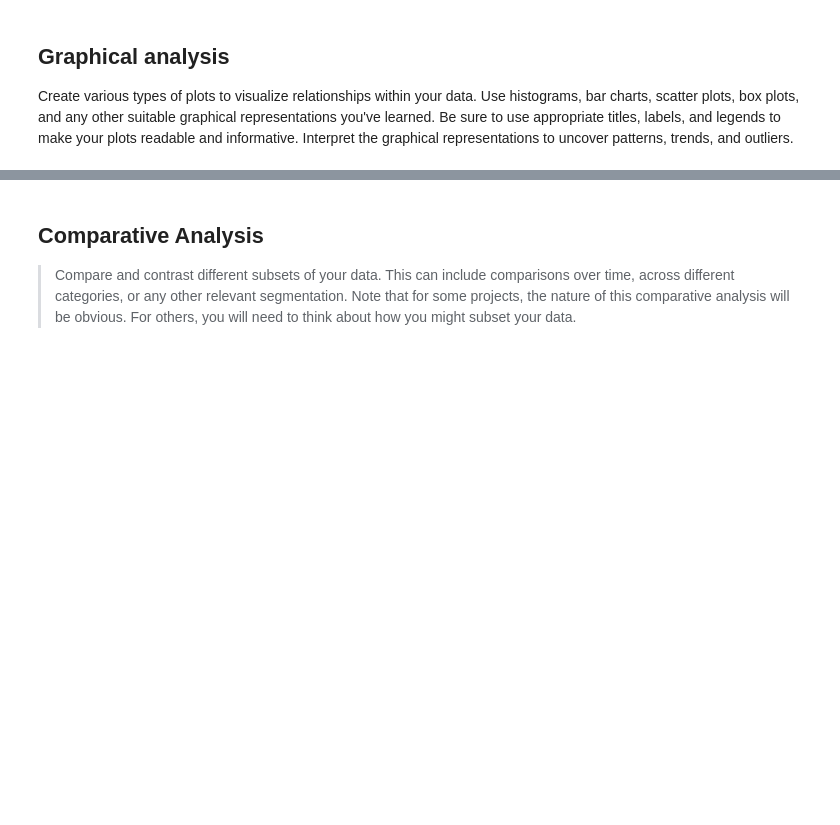
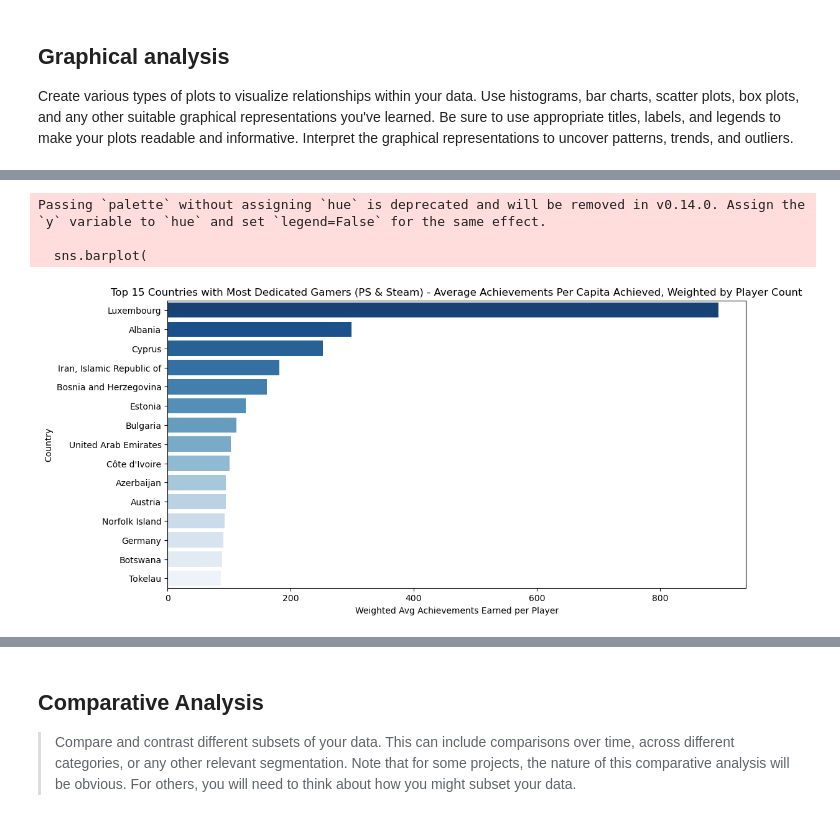
Before and after one commit to yfsongum/video_games_analysis_2025, a Jupyter notebook: SI_618_Project.ipynb, the cells around one changed output, grey strips where cells are left out. Cells and saved outputs as stored; diff of their text form; code cells hidden in the pictures; blank space fills up the shorter version.

Commit message:
finished graphical analysis

```diff
--- a/SI_618_Project.ipynb
+++ b/SI_618_Project.ipynb
@@ -1546,0 +1603,8 @@ Interpret the graphical representations to uncover patterns, trends, and outlier
+# %%
+df_achievements = merged_player_info[['playerid', 'country', 'achievementid', 'player_platform']]
+
+# only ps and steam have country info
+df_achievements = df_achievements[df_achievements['player_platform'].isin(['ps', 'st'])]
+
+achievements_per_player = df_achievements.groupby('playerid')['achievementid'].count().reset_index()
+achievements_per_player.rename(columns={'achievementid': 'num_achievements'}, inplace=True)
@@ -1546,0 +1631,39 @@ Interpret the graphical representations to uncover patterns, trends, and outlier
+# %%
+# weight the achievements by the number of players in that country
+achievements_by_country = df_achievements.groupby('country')['achievementid'].count().reset_index()
+achievements_by_country.rename(columns={'achievementid': 'total_achievements'}, inplace=True)
+
+players_by_country = df_achievements[['playerid', 'country']].drop_duplicates().groupby('country').size().reset_index(name='num_players')
+
+country_weighted_achievements = achievements_by_country.merge(players_by_country, on='country')
+
+# define a smoothing factor to prevent small countries from dominating
+smoothing_factor = 10
+
+# weighted average: total achievements / (num players + smoothing factor)
+country_weighted_achievements['weighted_avg_achievements'] = (
+    country_weighted_achievements['total_achievements'] /
+    (country_weighted_achievements['num_players'] + smoothing_factor)
+)
+
+# sort and select top 15 countries
+top_countries_weighted = country_weighted_achievements.sort_values(
+    by='weighted_avg_achievements', ascending=False
+).head(15)
+
+plt.figure(figsize=(12, 6))
+sns.barplot(
+    data=top_countries_weighted,
+    x='weighted_avg_achievements',
+    y='country',
+    palette='Blues_r'
+)
+plt.xlabel('Weighted Avg Achievements Earned per Player')
+plt.ylabel('Country')
+plt.title('Top 15 Countries with Most Dedicated Gamers (PS & Steam) - Average Achievements Per Capita Achieved, Weighted by Player Count')
+plt.show()
+# %% [output]
+Passing `palette` without assigning `hue` is deprecated and will be removed in v0.14.0. Assign the `y` variable to `hue` and set `legend=False` for the same effect.
+
+  sns.barplot(
+[figure, added]
```
Also changed, not shown: parts of 86 cells of this notebook.
